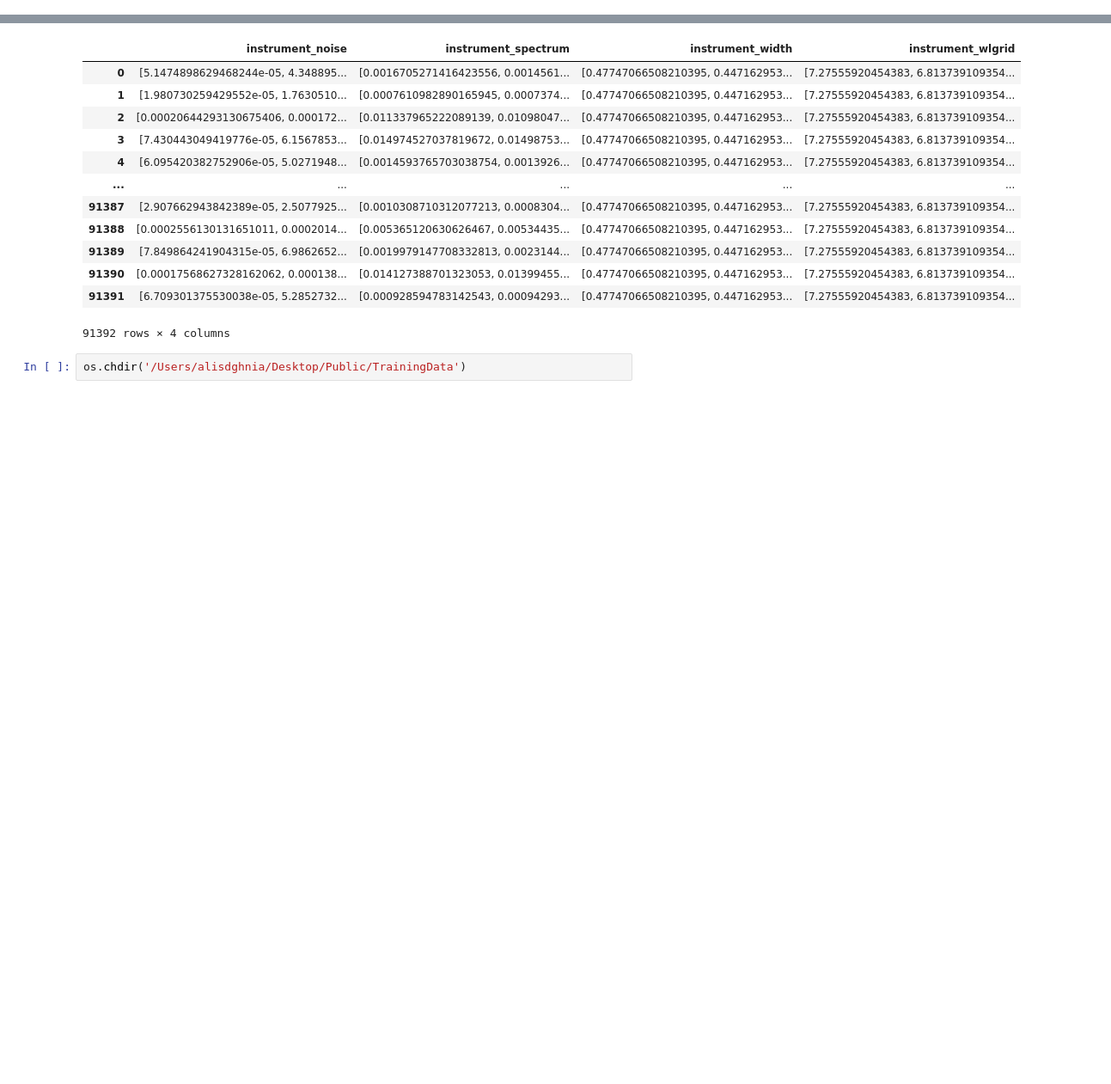
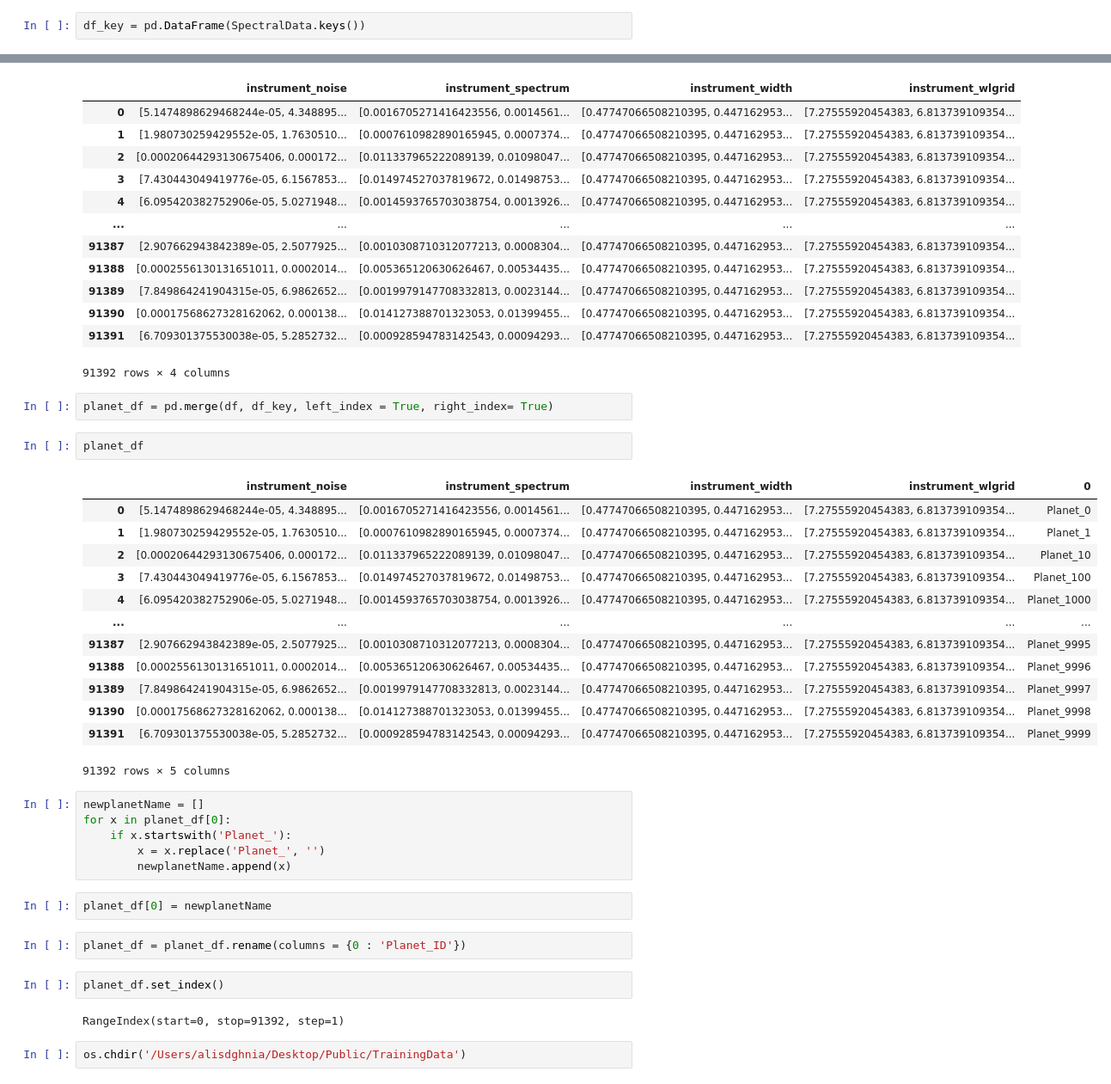
Before and after one commit to alisdghnia/DSP-Final-Project, a Jupyter notebook: Ariel ML Data Challenge.ipynb, the cells around one changed output, grey strips where cells are left out. Shown at 86% size. Saved outputs shown, nothing was run; the diff lists cells and outputs as text; blank space fills up the shorter version.

```diff
--- a/Ariel ML Data Challenge.ipynb
+++ b/Ariel ML Data Challenge.ipynb
@@ -161,5 +175,7 @@ spectral_df
 # %%
 df = pd.DataFrame(SpectralData.values())
+# %%
+df_key = pd.DataFrame(SpectralData.keys())
 # %%
 df
 # %% [output]
@@ -176,6 +192,38 @@ df
 | 91390 | [0.00017568627328162062, 0.000138... | [0.014127388701323053, 0.01399455... | [0.47747066508210395, 0.447162953... | [7.27555920454383, 6.813739109354... |
 | 91391 | [6.709301375530038e-05, 5.2852732... | [0.000928594783142543, 0.00094293... | [0.47747066508210395, 0.447162953... | [7.27555920454383, 6.813739109354... |
 91392 rows × 4 columns
+# %%
+planet_df = pd.merge(df, df_key, left_index = True, right_index= True)
+# %%
+planet_df
+# %% [output]
+|  | instrument_noise | instrument_spectrum | instrument_width | instrument_wlgrid | 0 |
+| 0 | [5.1474898629468244e-05, 4.348895... | [0.0016705271416423556, 0.0014561... | [0.47747066508210395, 0.447162953... | [7.27555920454383, 6.813739109354... | Planet_0 |
+| 1 | [1.980730259429552e-05, 1.7630510... | [0.0007610982890165945, 0.0007374... | [0.47747066508210395, 0.447162953... | [7.27555920454383, 6.813739109354... | Planet_1 |
+| 2 | [0.00020644293130675406, 0.000172... | [0.011337965222089139, 0.01098047... | [0.47747066508210395, 0.447162953... | [7.27555920454383, 6.813739109354... | Planet_10 |
+| 3 | [7.430443049419776e-05, 6.1567853... | [0.014974527037819672, 0.01498753... | [0.47747066508210395, 0.447162953... | [7.27555920454383, 6.813739109354... | Planet_100 |
+| 4 | [6.095420382752906e-05, 5.0271948... | [0.0014593765703038754, 0.0013926... | [0.47747066508210395, 0.447162953... | [7.27555920454383, 6.813739109354... | Planet_1000 |
+| ... | ... | ... | ... | ... | ... |
+| 91387 | [2.907662943842389e-05, 2.5077925... | [0.0010308710312077213, 0.0008304... | [0.47747066508210395, 0.447162953... | [7.27555920454383, 6.813739109354... | Planet_9995 |
+| 91388 | [0.0002556130131651011, 0.0002014... | [0.005365120630626467, 0.00534435... | [0.47747066508210395, 0.447162953... | [7.27555920454383, 6.813739109354... | Planet_9996 |
+| 91389 | [7.849864241904315e-05, 6.9862652... | [0.0019979147708332813, 0.0023144... | [0.47747066508210395, 0.447162953... | [7.27555920454383, 6.813739109354... | Planet_9997 |
+| 91390 | [0.00017568627328162062, 0.000138... | [0.014127388701323053, 0.01399455... | [0.47747066508210395, 0.447162953... | [7.27555920454383, 6.813739109354... | Planet_9998 |
+| 91391 | [6.709301375530038e-05, 5.2852732... | [0.000928594783142543, 0.00094293... | [0.47747066508210395, 0.447162953... | [7.27555920454383, 6.813739109354... | Planet_9999 |
+91392 rows × 5 columns
+# %%
+newplanetName = []
+for x in planet_df[0]:
+    if x.startswith('Planet_'):
+        x = x.replace('Planet_', '')
+        newplanetName.append(x)
+# %%
+planet_df[0] = newplanetName
+# %%
+planet_df = planet_df.rename(columns = {0 : 'Planet_ID'})
+# %%
+planet_df.set_index()
+# %% [output]
+RangeIndex(start=0, stop=91392, step=1)
 # %%
 os.chdir('/Users/alisdghnia/Desktop/Public/TrainingData')
 # %%
```
Also changed, not shown: parts of 8 cells of this notebook.
